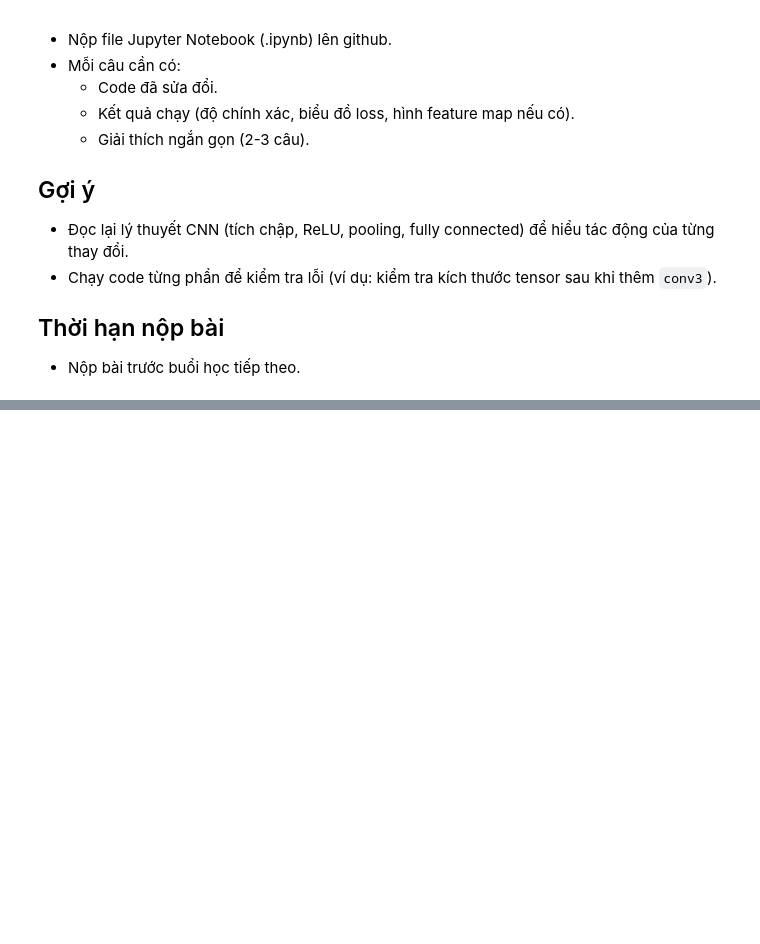
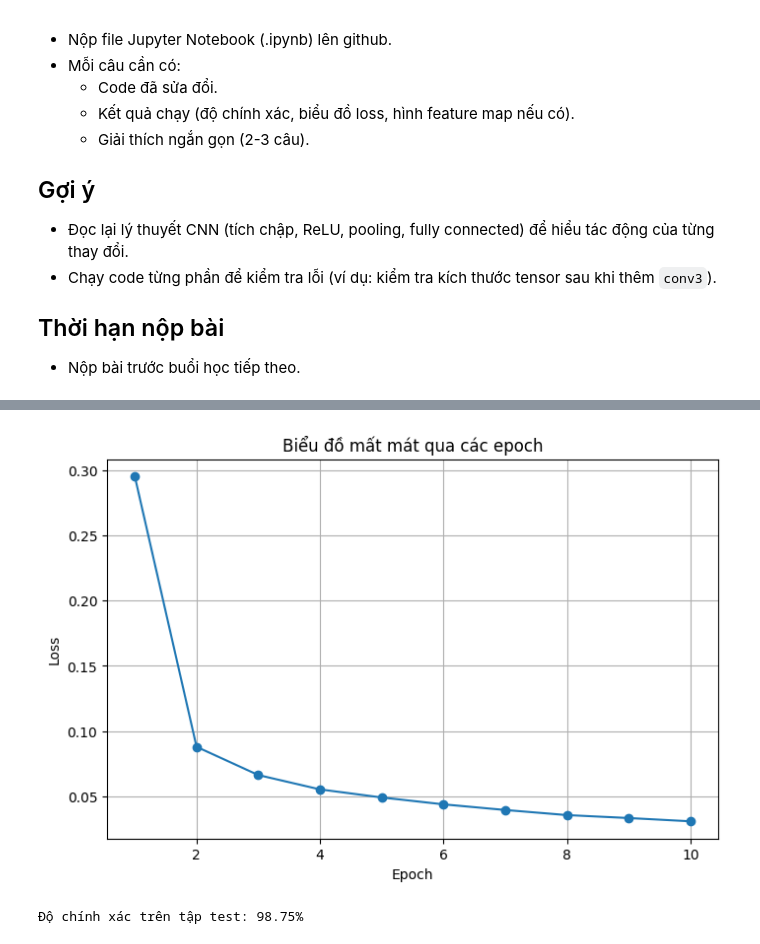
Before and after one commit to Bkhangnguyen/Thuc-Hanh-Tri-Tue-Nhan-Tao, a Jupyter notebook: LAB5/CNN-LAB.ipynb, the cells around one changed output, grey strips where cells are left out. Cells and saved outputs as stored; diff of their text form; code cells hidden in the pictures; blank space fills up the shorter version.

```diff
--- a/LAB5/CNN-LAB.ipynb
+++ b/LAB5/CNN-LAB.ipynb
@@ -708,3 +708,74 @@ Dựa trên đoạn code CNN đã cung cấp (phân loại MNIST), hãy thực h
 
 ## Thời hạn nộp bài
 - Nộp bài trước buổi học tiếp theo.
+# %%
+# --- Câu 1: Thay đổi số lượng epoch ---
+import torch
+import torch.nn as nn
+import torch.optim as optim
+import torchvision
+import torchvision.transforms as transforms
+import matplotlib.pyplot as plt
+import numpy as np
+
+transform = transforms.ToTensor()
+train_dataset = torchvision.datasets.MNIST(root='./data', train=True, download=True, transform=transform)
+test_dataset = torchvision.datasets.MNIST(root='./data', train=False, download=True, transform=transform)
+train_loader = torch.utils.data.DataLoader(train_dataset, batch_size=64, shuffle=True)
+test_loader = torch.utils.data.DataLoader(test_dataset, batch_size=64, shuffle=False)
+
+class MNIST_CNN(nn.Module):
+    def __init__(self):
+        super(MNIST_CNN, self).__init__()
+        self.conv1 = nn.Conv2d(1, 16, kernel_size=3, stride=1, padding=0)
+        self.conv2 = nn.Conv2d(16, 32, kernel_size=3, stride=1, padding=0)
+        self.pool = nn.MaxPool2d(kernel_size=2, stride=2)
+        self.fc1 = nn.Linear(32 * 5 * 5, 10)
+
+    def forward(self, x):
+        x = self.pool(torch.relu(self.conv1(x)))
+        x = self.pool(torch.relu(self.conv2(x)))
+        x = x.view(-1, 32 * 5 * 5)
+        x = self.fc1(x)
+        return x
+
+device = torch.device("cuda" if torch.cuda.is_available() else "cpu")
+model = MNIST_CNN().to(device)
+criterion = nn.CrossEntropyLoss()
+optimizer = optim.SGD(model.parameters(), lr=0.01, momentum=0.9)
+
+loss_values = []
+for epoch in range(10):
+    running_loss = 0.0
+    for images, labels in train_loader:
+        images, labels = images.to(device), labels.to(device)
+        optimizer.zero_grad()
+        outputs = model(images)
+        loss = criterion(outputs, labels)
+        loss.backward()
+        optimizer.step()
+        running_loss += loss.item()
+    epoch_loss = running_loss / len(train_loader)
+    loss_values.append(epoch_loss)
+    print(f"Epoch {epoch+1}, Loss: {epoch_loss:.4f}")
+
+# Vẽ biểu đồ loss
+plt.figure(figsize=(8, 5))
+plt.plot(range(1, 11), loss_values, marker='o')
+plt.title("Biểu đồ mất mát qua các epoch")
+plt.xlabel("Epoch")
+plt.ylabel("Loss")
+plt.grid(True)
+plt.show()
+
+correct = 0
+total = 0
+with torch.no_grad():
+    for images, labels in test_loader:
+        images, labels = images.to(device), labels.to(device)
+        outputs = model(images)
+        _, predicted = torch.max(outputs.data, 1)
+        total += labels.size(0)
+        correct += (predicted == labels).sum().item()
+print(f"Độ chính xác trên tập test: {100 * correct / total:.2f}%")
+# %% [output]
@@ -710,0 +792,2 @@ Dựa trên đoạn code CNN đã cung cấp (phân loại MNIST), hãy thực h
+[figure, added]
+Độ chính xác trên tập test: 98.75%
```
Also changed, not shown: parts of 9 cells of this notebook, 14 other files.
